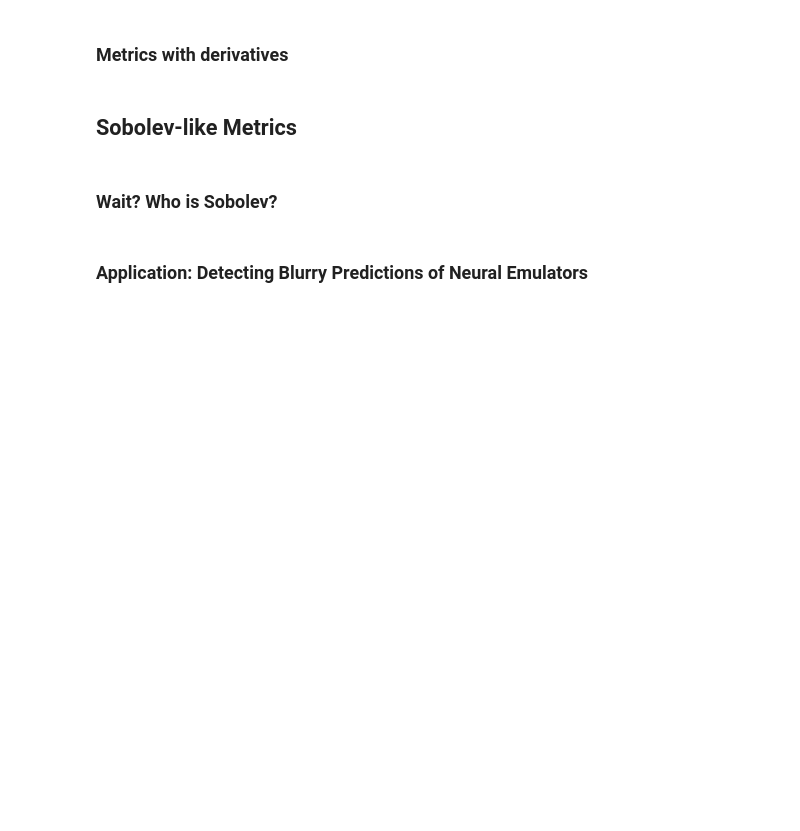
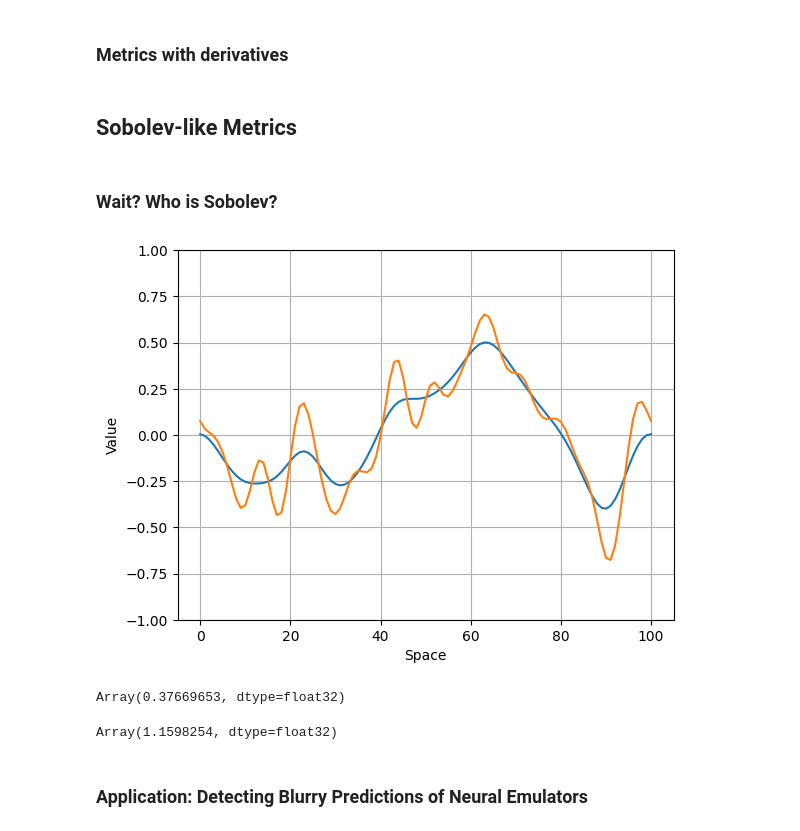
Before and after one commit to Ceyron/exponax, a Jupyter notebook: docs/examples/on_metrics_simple.ipynb, the cells around one changed output. Saved outputs shown, nothing was run; the diff lists cells and outputs as text; code cells hidden in the pictures; blank space fills up the shorter version.

```diff
--- a/docs/examples/on_metrics_simple.ipynb
+++ b/docs/examples/on_metrics_simple.ipynb
@@ -42,5 +47,24 @@ All metrics computation work on single state arrays, i.e., arrays with a leading
 ## Sobolev-like Metrics
 # %% [markdown]
 ### Wait? Who is Sobolev?
+# %%
+u_strongly_diffused = ex.ic.DiffusedNoise(1, intensity=0.001)(
+    100, key=jax.random.PRNGKey(0)
+)
+u_less_diffused = ex.ic.DiffusedNoise(1, intensity=0.0003)(
+    100, key=jax.random.PRNGKey(0)
+)
+# %%
+ex.viz.plot_state_1d(jnp.concatenate([u_strongly_diffused, u_less_diffused]))
+# %% [output]
+[figure, added]
+# %%
+ex.metrics.nRMSE(u_strongly_diffused, u_less_diffused)
+# %% [output]
+Array(0.37669653, dtype=float32)
+# %%
+ex.metrics.H1_nRMSE(u_strongly_diffused, u_less_diffused)
+# %% [output]
+Array(1.1598254, dtype=float32)
 # %% [markdown]
 ### Application: Detecting Blurry Predictions of Neural Emulators
```
Also changed, not shown: parts of 2 cells of this notebook.
